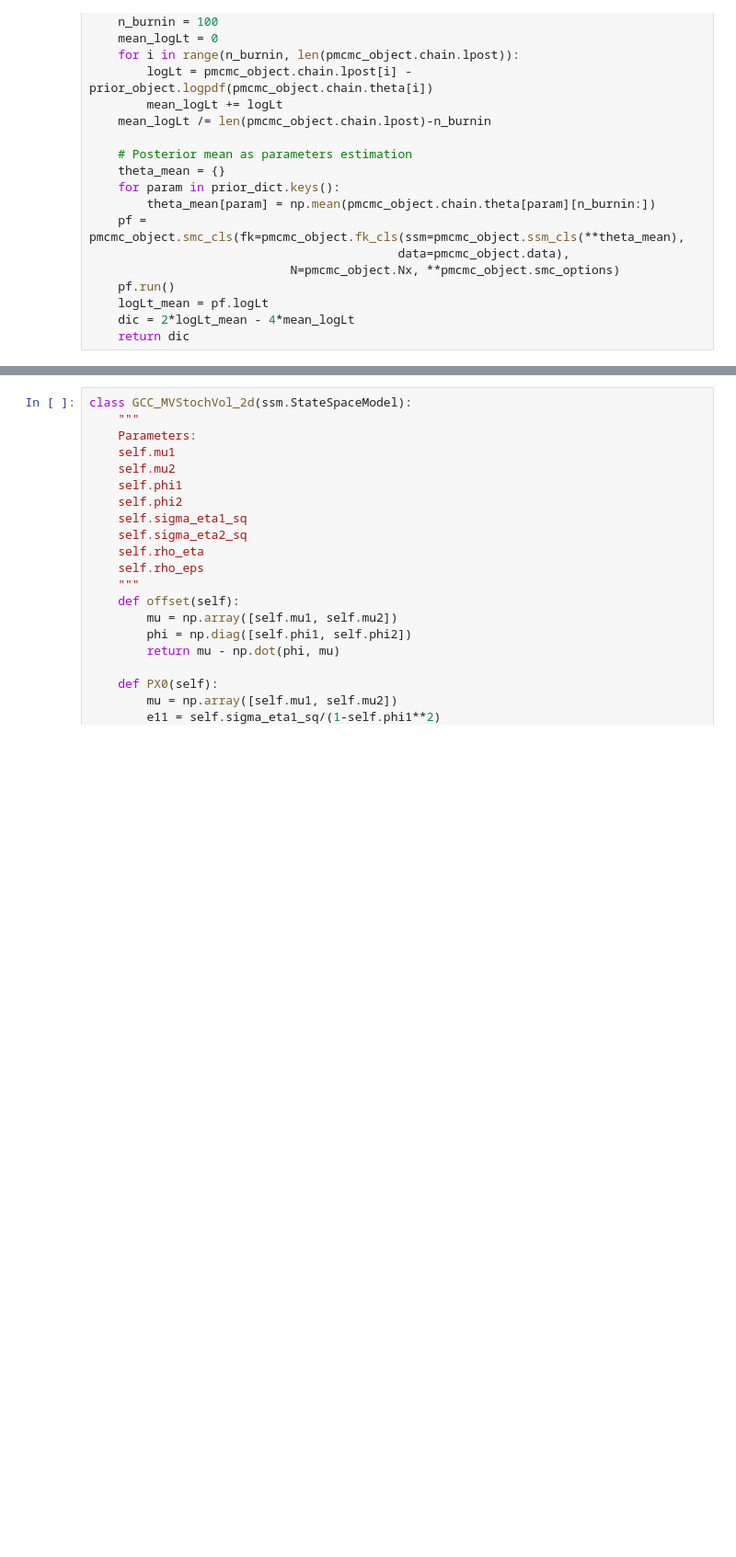
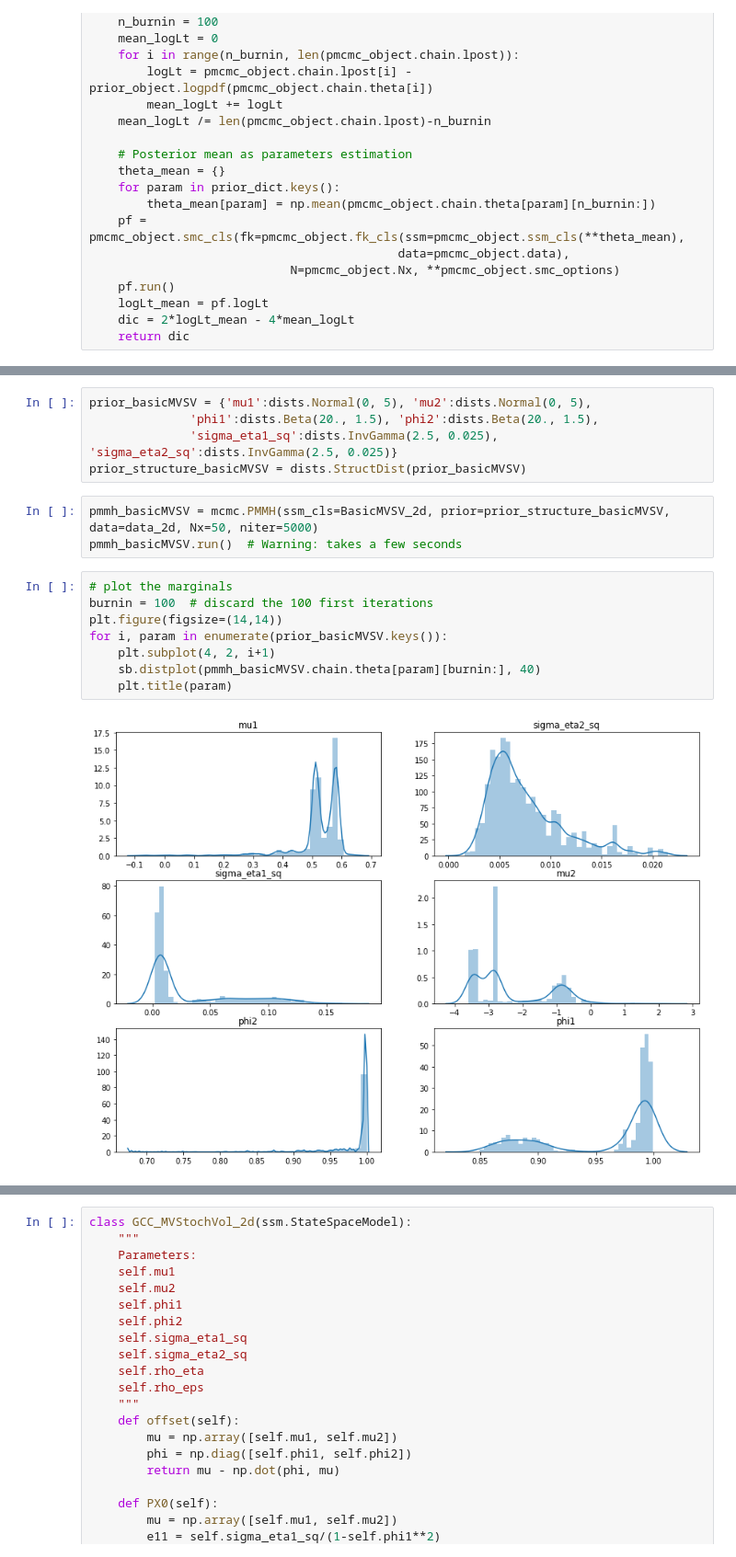
Before and after one commit to nathansiae/stochastic_volatility, a Jupyter notebook: bivariate_sv.ipynb, the cells around one changed output, grey strips where cells are left out. Shown at 92% size. Drawn from its saved outputs; the diff is of its cells as text; blank space fills up the shorter version.

```diff
--- a/bivariate_sv.ipynb
+++ b/bivariate_sv.ipynb
@@ -72,0 +128,18 @@ def calculate_dic(pmcmc_object):
+# %%
+prior_basicMVSV = {'mu1':dists.Normal(0, 5), 'mu2':dists.Normal(0, 5),
+              'phi1':dists.Beta(20., 1.5), 'phi2':dists.Beta(20., 1.5),
+              'sigma_eta1_sq':dists.InvGamma(2.5, 0.025), 'sigma_eta2_sq':dists.InvGamma(2.5, 0.025)}
+prior_structure_basicMVSV = dists.StructDist(prior_basicMVSV)
+# %%
+pmmh_basicMVSV = mcmc.PMMH(ssm_cls=BasicMVSV_2d, prior=prior_structure_basicMVSV, data=data_2d, Nx=50, niter=5000)
+pmmh_basicMVSV.run()  # Warning: takes a few seconds
+# %%
+# plot the marginals
+burnin = 100  # discard the 100 first iterations
+plt.figure(figsize=(14,14))
+for i, param in enumerate(prior_basicMVSV.keys()):
+    plt.subplot(4, 2, i+1)
+    sb.distplot(pmmh_basicMVSV.chain.theta[param][burnin:], 40)
+    plt.title(param)
+# %% [output]
+[figure, added]
```
Also changed, not shown: parts of 15 cells of this notebook.
